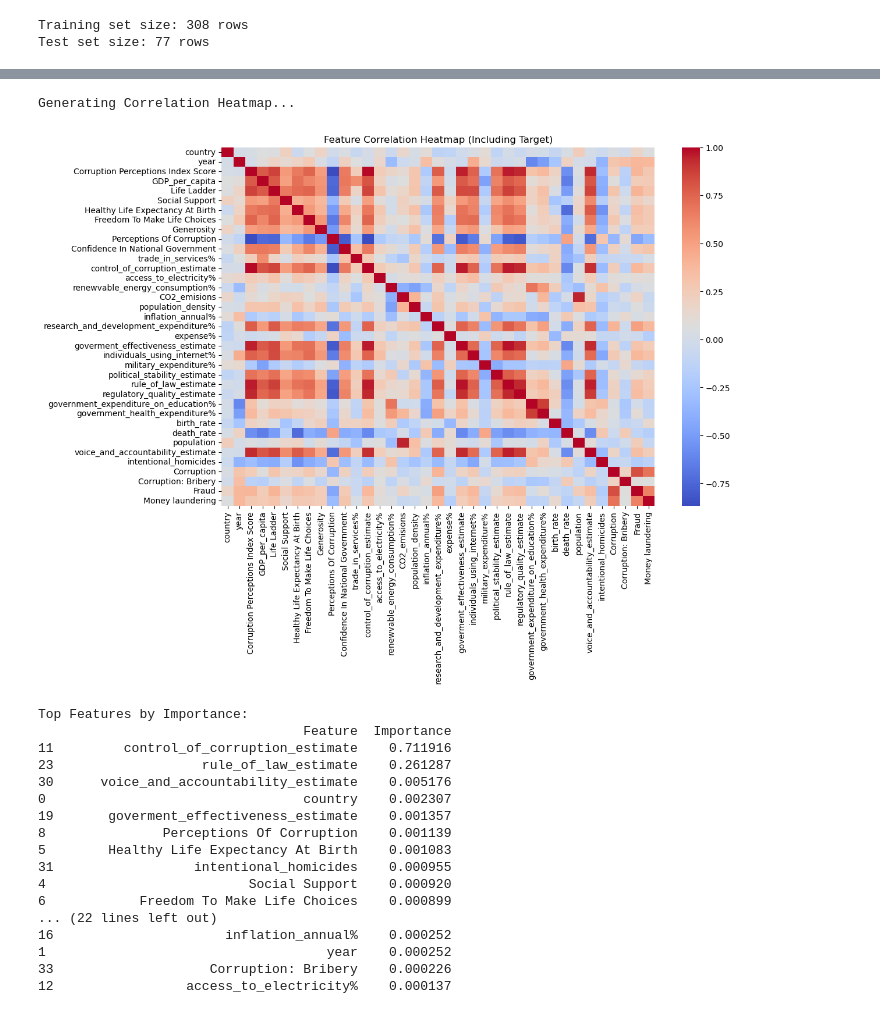
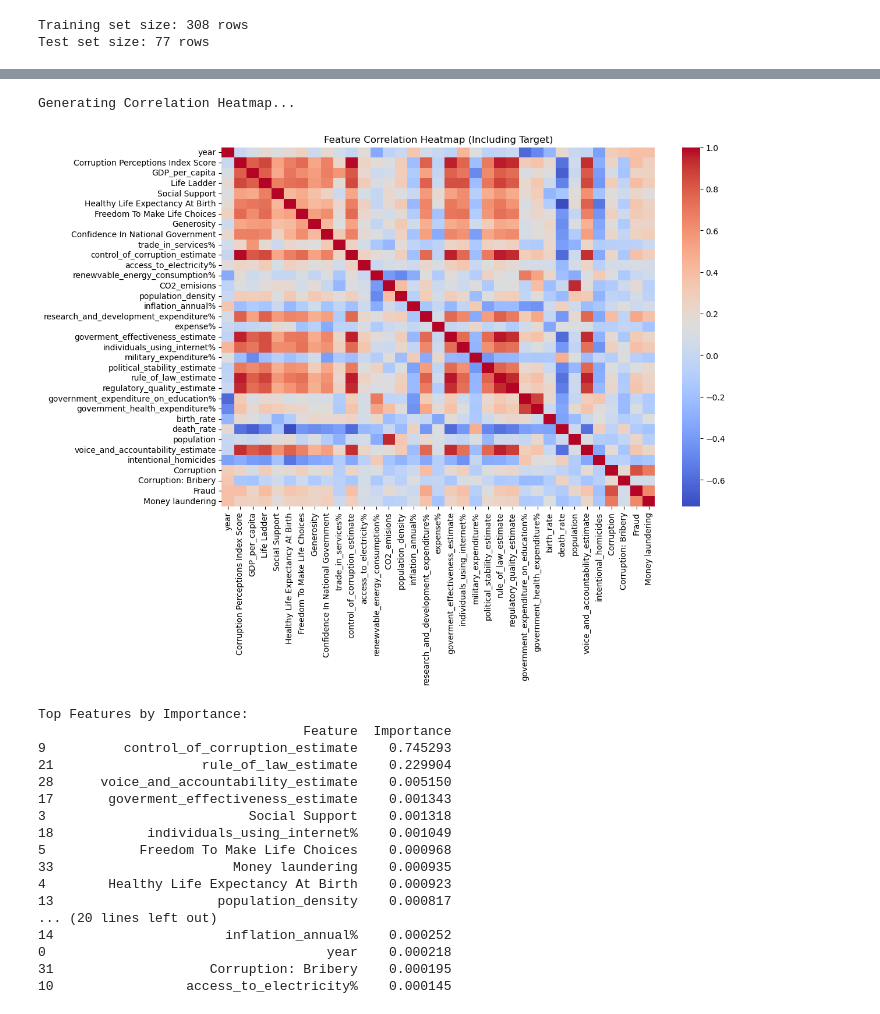
Before and after one commit to gonlyplease/corruption_analysis_europe, a Jupyter notebook: notebooks/adjustingJoint.ipynb, the cells around one changed output, grey strips where cells are left out. Drawn from its saved outputs; the diff is of its cells as text; code cells hidden in the pictures.

```diff
--- a/notebooks/adjustingJoint.ipynb
+++ b/notebooks/adjustingJoint.ipynb
@@ -399,19 +377,13 @@ from sklearn.ensemble import RandomForestRegressor
 from sklearn.model_selection import train_test_split, GridSearchCV
 from sklearn.metrics import mean_squared_error, r2_score
 
+# drop country - we dont need it
+data = data.drop(columns="country", errors='ignore')
+X_train = X_train.drop(columns="country", errors='ignore')
+X_test = X_test.drop(columns="country", errors='ignore')
+
 # Function for Grid Search
 def grid_search_random_forest(X_train, y_train):
-    """
-    Performs grid search to find the best hyperparameters for Random Forest.
-
-    Parameters:
-        X_train (pd.DataFrame): Training predictors.
-        y_train (pd.Series): Training target.
-
-    Returns:
-        best_model: Random Forest model with the best hyperparameters.
-        best_params: Best hyperparameters found by grid search.
-    """
     # Define the model
     rf = RandomForestRegressor(random_state=42)
 
@@ -439,12 +411,8 @@ def grid_search_random_forest(X_train, y_train):
     # Return the best model and parameters
     return grid_search.best_estimator_, grid_search.best_params_
 
-# Example Usage
-# Load your dataset (ensure X_train, X_test, y_train, y_test are defined)
-# Perform grid search to find the best parameters
 best_model, best_params = grid_search_random_forest(X_train, y_train)
 
-# Print the best parameters
 print("Best Parameters:", best_params)
 
 # Evaluate the best model on the test set
@@ -475,75 +433,56 @@ import matplotlib.pyplot as plt
 import seaborn as sns
 
 def feature_analysis_with_model(data, target_column, model, X_train):
-    """
-    Perform feature analysis using a pre-trained model, including correlation heatmap
-    and feature importance visualization.
-
-    Parameters:
-        data (pd.DataFrame): The entire dataset (including the target column).
-        target_column (str): The name of the target column.
-        model: Pre-trained model with feature importance attribute (e.g., Random Forest).
-        X_train (pd.DataFrame): Training features used for the model.
-
-    Returns:
-        None
-    """
-    # Correlation Heatmap (Using the Entire Dataset)
+    # Correlation Heatmap
     print("Generating Correlation Heatmap...")
     plt.figure(figsize=(12, 8))
     correlation_matrix = data.corr()
     sns.heatmap(correlation_matrix, annot=False, cmap='coolwarm', cbar=True)
     plt.title("Feature Correlation Heatmap (Including Target)")
     plt.show()
 
     # Feature Importance from the Pre-Trained Model
     feature_importances = model.feature_importances_
     feature_names = X_train.columns
     importance_df = pd.DataFrame({
         'Feature': feature_names,
         'Importance': feature_importances
     }).sort_values(by='Importance', ascending=False)
 
     print("\nTop Features by Importance:")
     print(importance_df)
 
     # Plot Feature Importance
     plt.figure(figsize=(12, 8))
     sns.barplot(x='Importance', y='Feature', data=importance_df)
     plt.title("Feature Importance")
     plt.xlabel("Importance")
     plt.ylabel("Feature")
     plt.show()
 
-# Example Usage
-# Assuming `model` is your trained Random Forest model
-
-#data['country'] = label_encoder.transform(data['country'])
-
-
 feature_analysis_with_model(
-    data=data,  # The full dataset
+    data=data,
     target_column='Corruption Perceptions Index Score',
     model=best_model,
-    X_train=X_train  # Features used for training the model
+    X_train=X_train
 )
 # %% [output]
 Generating Correlation Heatmap...
-[figure, old version]
+[figure, new version]
 Top Features by Importance:
                                   Feature  Importance
-11         control_of_corruption_estimate    0.711916
-23                   rule_of_law_estimate    0.261287
-30      voice_and_accountability_estimate    0.005176
-0                                 country    0.002307
-19       goverment_effectiveness_estimate    0.001357
-8               Perceptions Of Corruption    0.001139
-5        Healthy Life Expectancy At Birth    0.001083
-31                  intentional_homicides    0.000955
-4                          Social Support    0.000920
-6            Freedom To Make Life Choices    0.000899
-... (22 lines left out)
-16                      inflation_annual%    0.000252
-1                                    year    0.000252
-33                    Corruption: Bribery    0.000226
-12                 access_to_electricity%    0.000137
+9          control_of_corruption_estimate    0.745293
+21                   rule_of_law_estimate    0.229904
+28      voice_and_accountability_estimate    0.005150
+17       goverment_effectiveness_estimate    0.001343
+3                          Social Support    0.001318
+18            individuals_using_internet%    0.001049
+5            Freedom To Make Life Choices    0.000968
+33                       Money laundering    0.000935
+4        Healthy Life Expectancy At Birth    0.000923
+13                     population_density    0.000817
+... (20 lines left out)
+14                      inflation_annual%    0.000252
+0                                    year    0.000218
+31                    Corruption: Bribery    0.000195
+10                 access_to_electricity%    0.000145
```
Also changed, not shown: parts of 45 cells of this notebook.
